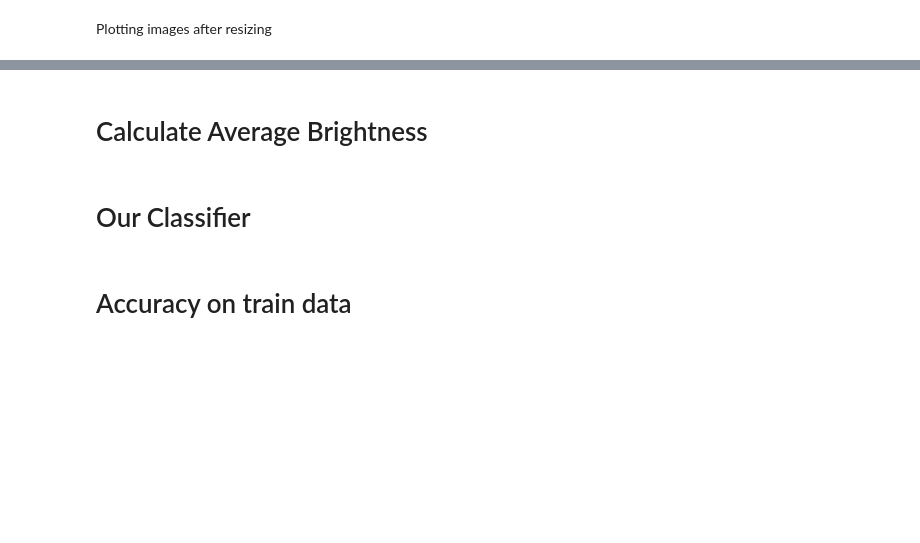
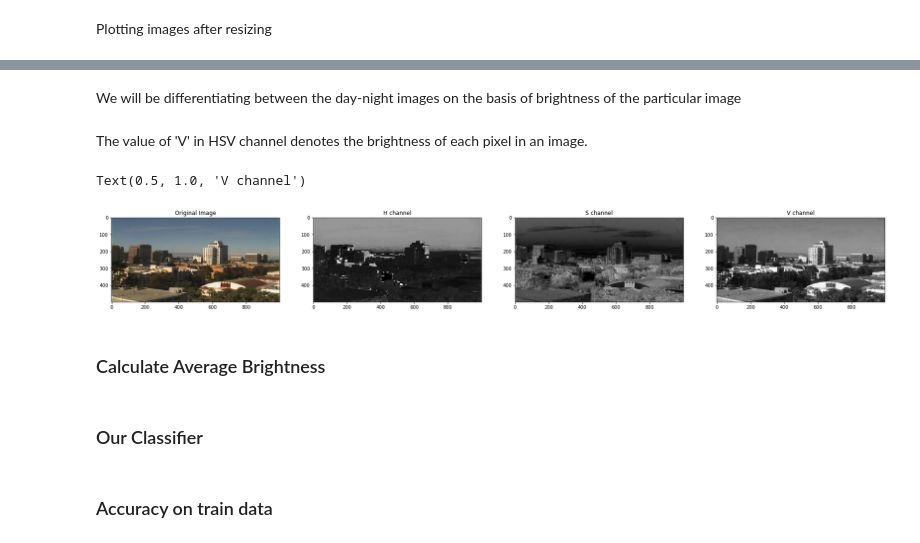
Before and after one commit to gitSuyash/Computer-Vision-Notebooks, a Jupyter notebook: 4. Image Data.ipynb, the cells around one changed output, grey strips where cells are left out. Saved outputs shown, nothing was run; the diff lists cells and outputs as text; code cells hidden in the pictures; blank space fills up the shorter version.

```diff
--- a/4. Image Data.ipynb
+++ b/4. Image Data.ipynb
@@ -83,5 +94,33 @@ ax2.set_title(night_label)
+# %% [markdown]
+We will be differentiating between the day-night images on the basis of brightness of the particular image
+# %% [markdown]
+The value of 'V' in HSV channel denotes the brightness of each pixel in an image.
+# %%
+sample_img = train_image_list[20][0]
+hsv_img = cv2.cvtColor(sample_img,cv2.COLOR_RGB2HSV)
+
+fig, (ax1,ax2,ax3,ax4)=plt.subplots(1,4,figsize=(30,15))
+
+h = hsv_img[:,:,0]
+s = hsv_img[:,:,1]
+v = hsv_img[:,:,2]
+
+ax1.imshow(sample_img)
+ax1.set_title('Original Image')
+
+ax2.imshow(h,cmap='gray')
+ax2.set_title('H channel')
+
+ax3.imshow(s,cmap='gray')
+ax3.set_title('S channel')
+
+ax4.imshow(v,cmap='gray')
+ax4.set_title('V channel')
+# %% [output]
+Text(0.5, 1.0, 'V channel')
+[figure, added]
 # %% [markdown]
-# Calculate Average Brightness
+### Calculate Average Brightness
 # %%
 def avg_brightness(rgb_img):
 
@@ -95,7 +134,7 @@ def avg_brightness(rgb_img):
 
     return avg_brightness
 # %% [markdown]
-# Our Classifier
+### Our Classifier
 # %%
 def predict_label(rgb_image):
 
@@ -109,7 +148,7 @@ def predict_label(rgb_image):
 
     return predicted_label
 # %% [markdown]
-# Accuracy on train data
+### Accuracy on train data
 # %%
 pred=[]
 actual=[]
```
Also changed, not shown: parts of 9 cells of this notebook.
